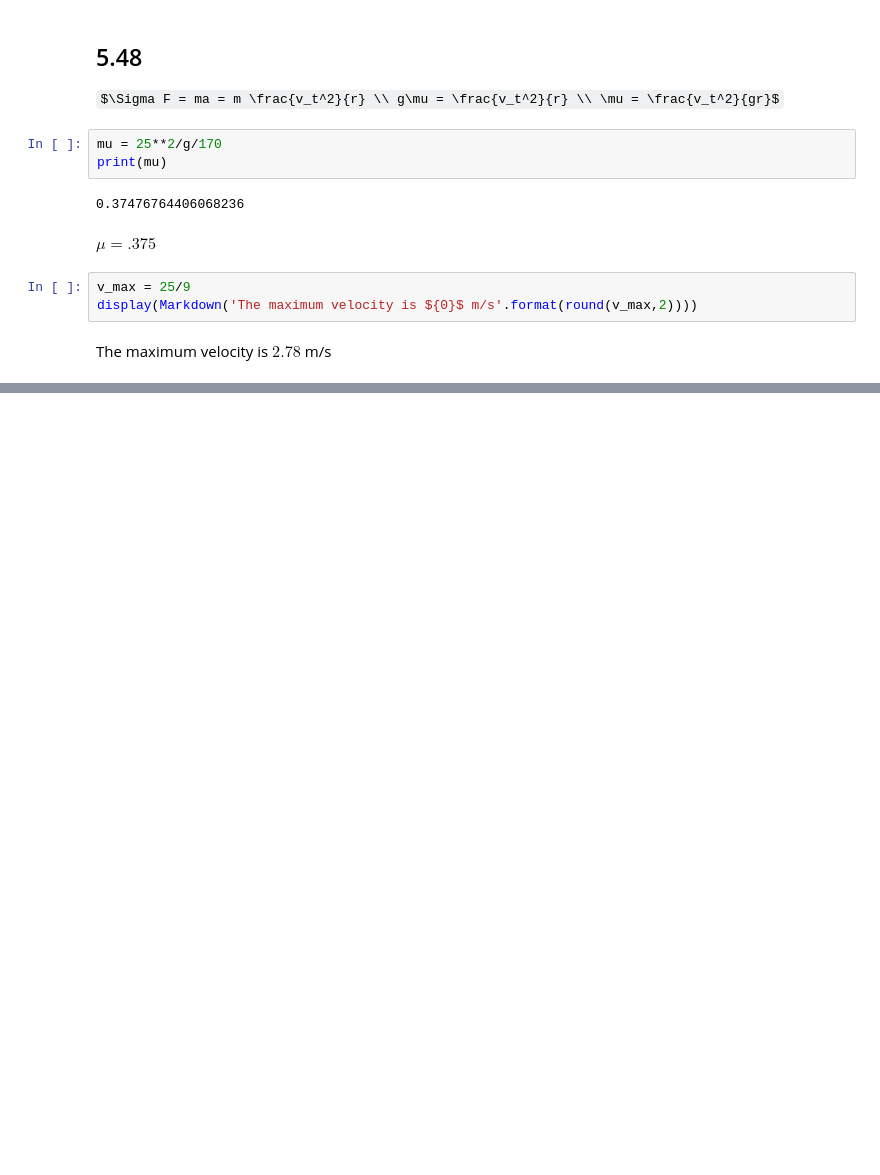
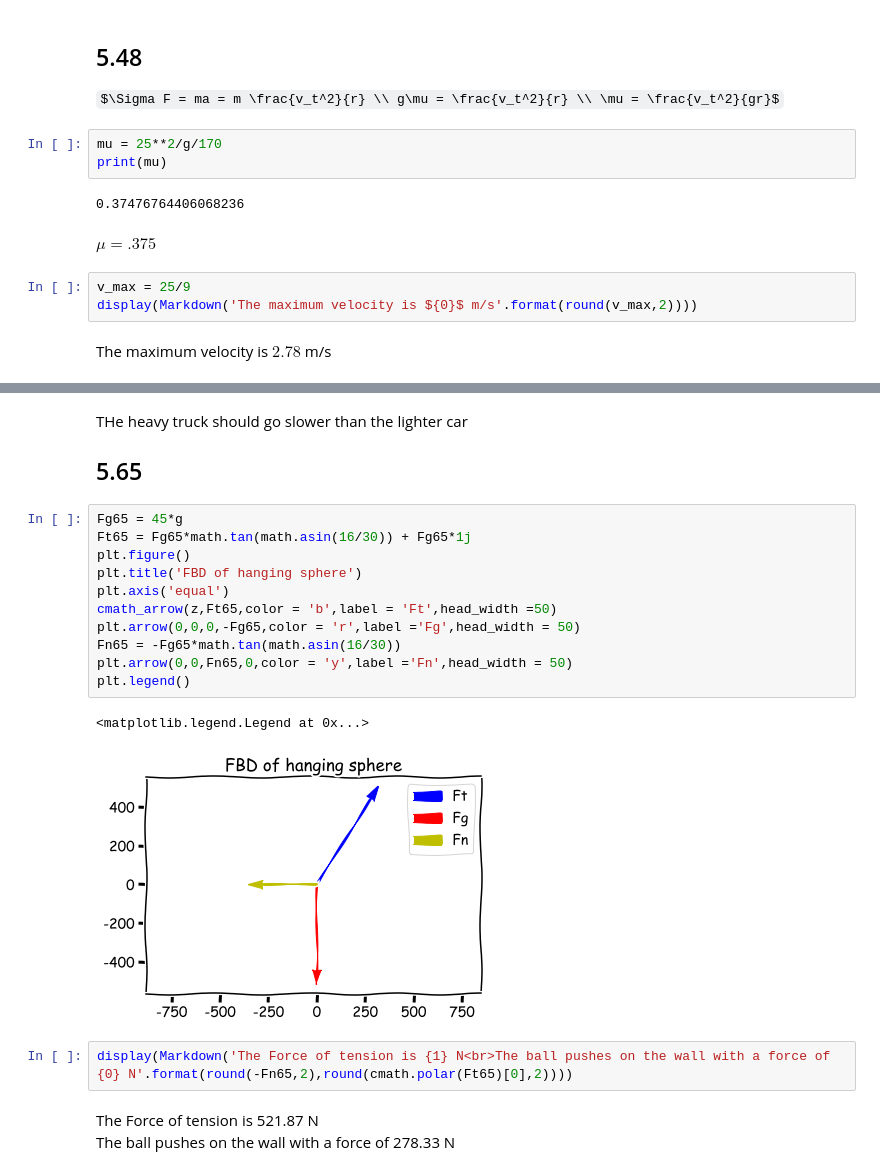
Before and after one commit to cub525/Programming-Practice-Em, a Jupyter notebook: School/AP Physics C Newton's Laws #2.ipynb, the cells around one changed output, grey strips where cells are left out. Saved outputs shown, nothing was run; the diff lists cells and outputs as text; some formulas as TeX source; blank space fills up the shorter version.

```diff
--- a/School/AP Physics C Newton's Laws #2.ipynb
+++ b/School/AP Physics C Newton's Laws #2.ipynb
@@ -166,0 +162,21 @@ Fnr = 1125*65*1609/3600
+# %% [markdown]
+THe heavy truck should go slower than the lighter car
+## 5.65
+# %%
+Fg65 = 45*g
+Ft65 = Fg65*math.tan(math.asin(16/30)) + Fg65*1j
+plt.figure()
+plt.title('FBD of hanging sphere')
+plt.axis('equal')
+cmath_arrow(z,Ft65,color = 'b',label = 'Ft',head_width =50)
+plt.arrow(0,0,0,-Fg65,color = 'r',label ='Fg',head_width = 50)
+Fn65 = -Fg65*math.tan(math.asin(16/30))
+plt.arrow(0,0,Fn65,0,color = 'y',label ='Fn',head_width = 50)
+plt.legend()
+# %% [output]
+<matplotlib.legend.Legend at 0x...>
+[figure, added]
+# %%
+display(Markdown('The Force of tension is {1} N<br>The ball pushes on the wall with a force of {0} N'.format(round(-Fn65,2),round(cmath.polar(Ft65)[0],2))))
+# %% [output]
+The Force of tension is 521.87 N<br>The ball pushes on the wall with a force of 278.33 N
```
Also changed, not shown: parts of 15 cells of this notebook.
